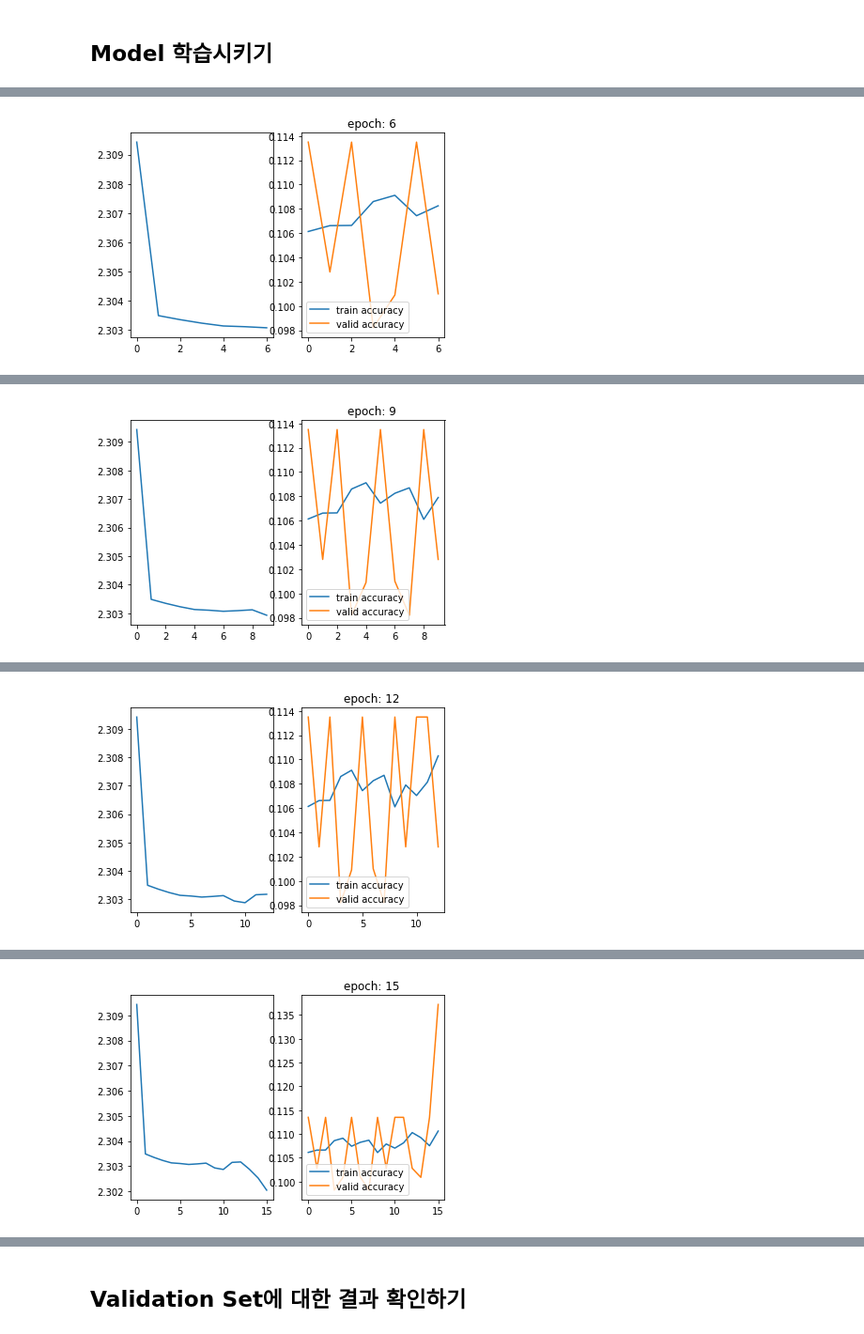
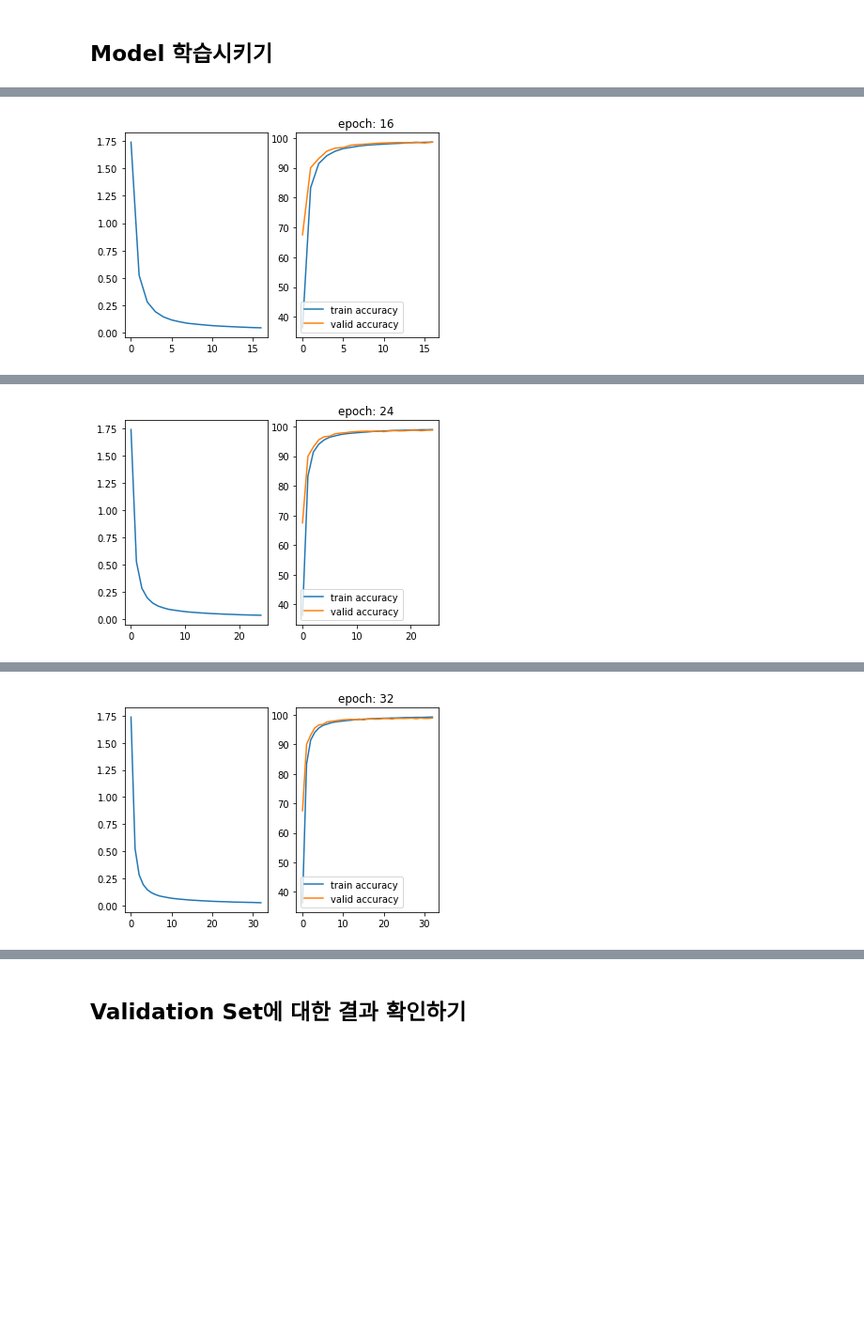
Before and after one commit to hufsaim/T10306201, a Jupyter notebook: notebook_2022/Lab06.ipynb, the cells around one changed output, grey strips where cells are left out. Shown at 94% size. Saved outputs shown, nothing was run; the diff lists cells and outputs as text; code cells hidden in the pictures; blank space fills up the shorter version.

```diff
--- a/notebook_2022/Lab06.ipynb
+++ b/notebook_2022/Lab06.ipynb
@@ -134,8 +136,8 @@ Linear output shape:     torch.Size([1, 10])
 ## Hyper parameter들을 설정하기
 # %%
 # setting hyper-parameters
-learning_rate = 0.8
-num_epochs = 30
+learning_rate = 0.5
+num_epochs = 40
 
 # loss function and algorithm
 loss = torch.nn.CrossEntropyLoss() # loss
@@ -164,7 +166,7 @@ for epoch in range(num_epochs):
     alg.step()
 
   loss_train = np.append(loss_train,l_epoch.cpu().detach().numpy()/i)
-  accs_train = np.append(accs_train,correct.cpu()/60000.)
+  accs_train = np.append(accs_train,(100*correct.cpu())/len(mnist_train))
 
   correct = 0
   for X,y in valid_iter:
@@ -172,9 +174,9 @@ for epoch in range(num_epochs):
     y_hat = net(X)
     correct += (y_hat.argmax(dim=1)==y).sum()
 
-  accs_valid = np.append(accs_valid,correct.cpu()/10000.)
+  accs_valid = np.append(accs_valid,(100*correct.cpu())/len(mnist_valid))
 
-  if epoch%3 == 0:
+  if epoch%8 == 0:
     plt.subplot(121)
     plt.plot(loss_train,label='train loss')
     plt.subplot(122)
@@ -184,5 +186,5 @@ for epoch in range(num_epochs):
     plt.title('epoch: %d '%(epoch))
     plt.show()
 
-  print('train loss: ',loss_train[-1],'train accuracy: ',accs_train[-1],'valid accuracy: ',accs_valid[-1])
+  print('epoch #:',epoch,'train loss: ',loss_train[-1],'train accuracy: ',accs_train[-1],'valid accuracy: ',accs_valid[-1])
 # %% [output]
@@ -193 +209 @@ train loss:  2.3032257080078127 train accuracy:  0.10859999805688858 valid accur
-[figure, old version]
+[figure, new version]
@@ -195 +218 @@ train loss:  2.3030668131510414 train accuracy:  0.10824999958276749 valid accur
-[figure, old version]
+[figure, new version]
@@ -197 +227 @@ train loss:  2.3029278564453124 train accuracy:  0.10790000110864639 valid accur
-[figure, old version]
+[figure, new version]
@@ -199 +235,0 @@ train loss:  2.3031658935546875 train accuracy:  0.11029999703168869 valid accur
-[figure, removed]
```
Also changed, not shown: parts of 11 cells of this notebook.
